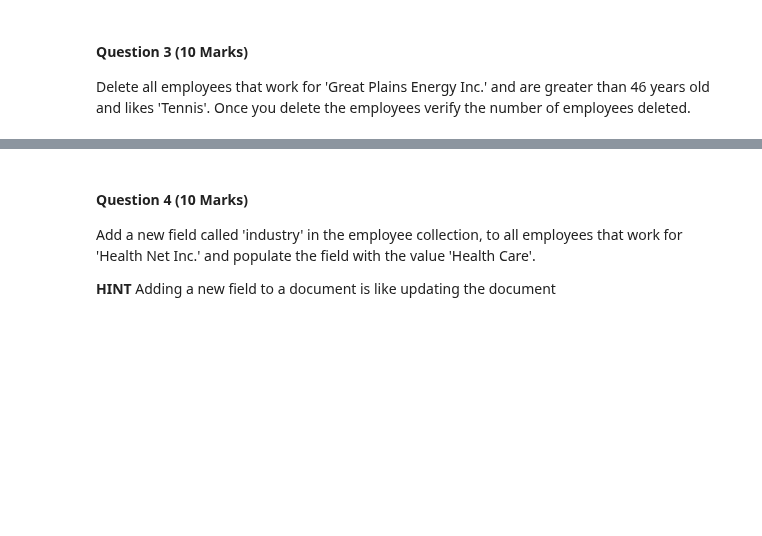
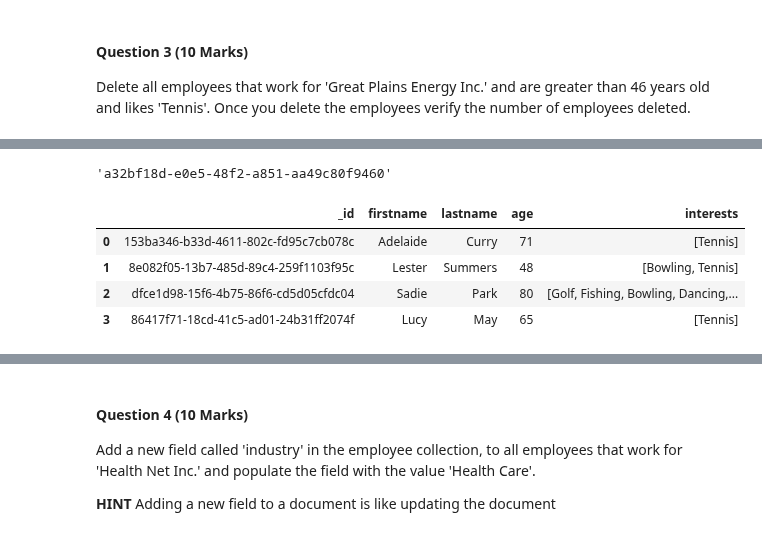
Before and after one commit to JordanVercillo/data_science, a Jupyter notebook: 04_big_data_management/assignments/assignment_02/assignment2.ipynb, the cells around one changed output, grey strips where cells are left out. Saved outputs shown, nothing was run; the diff lists cells and outputs as text; code cells hidden in the pictures; blank space fills up the shorter version.

```diff
--- a/04_big_data_management/assignments/assignment_02/assignment2.ipynb
+++ b/04_big_data_management/assignments/assignment_02/assignment2.ipynb
@@ -214,0 +240,25 @@ Delete all employees that work for 'Great Plains Energy Inc.' and are greater th
+# %%
+workplace_id = db.workplace.find_one({"name": "Great Plains Energy Inc."})["_id"]
+workplace_id
+# %% [output]
+'a32bf18d-e0e5-48f2-a851-aa49c80f9460'
+# %%
+# YOUR CODE HERE
+
+cursor = db.employee.find({
+                            "age": {"$gt": 46},
+                            "interests": "Tennis",
+                            "workplace_id": workplace_id
+                            },
+
+                        {
+                            "firstname","lastname","age", "interests"})
+
+# display results in a dataframe so that we can display results in a pretty table
+pd.DataFrame(list(cursor))
+# %% [output]
+|  | _id | firstname | lastname | age | interests |
+| 0 | 153ba346-b33d-4611-802c-fd95c7cb078c | Adelaide | Curry | 71 | [Tennis] |
+| 1 | 8e082f05-13b7-485d-89c4-259f1103f95c | Lester | Summers | 48 | [Bowling, Tennis] |
+| 2 | dfce1d98-15f6-4b75-86f6-cd5d05cfdc04 | Sadie | Park | 80 | [Golf, Fishing, Bowling, Dancing,... |
+| 3 | 86417f71-18cd-41c5-ad01-24b31ff2074f | Lucy | May | 65 | [Tennis] |
```
Also changed, not shown: parts of 16 cells of this notebook.
